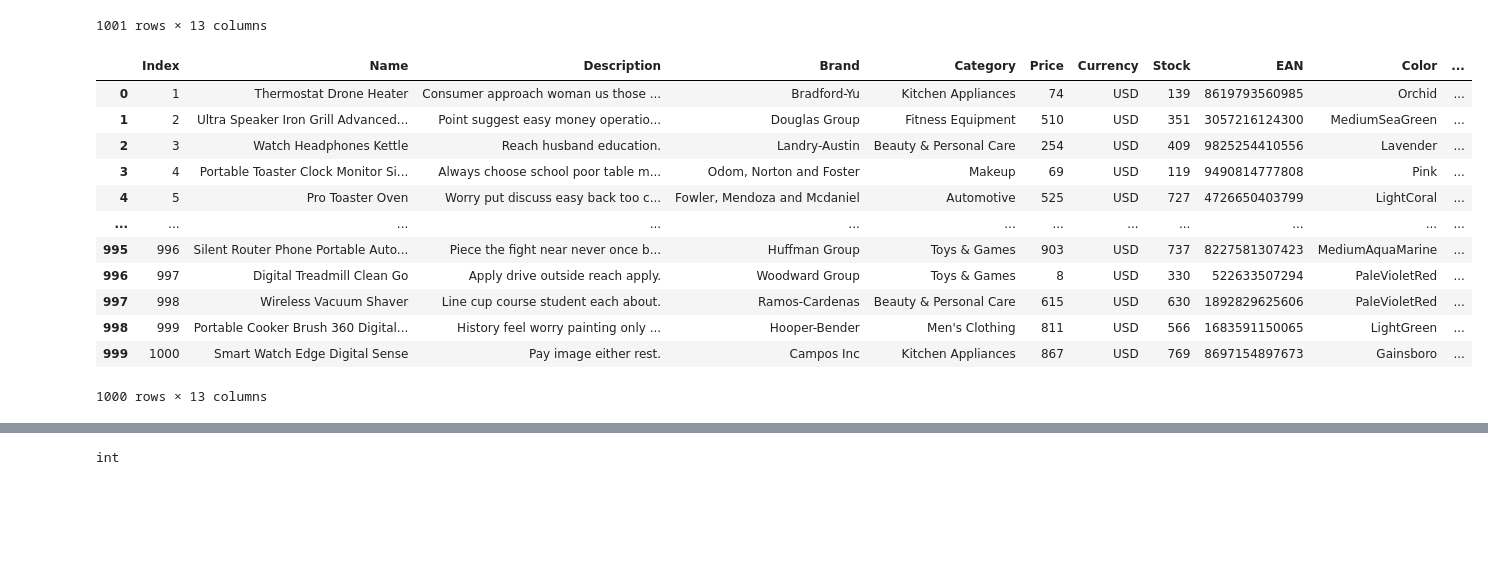
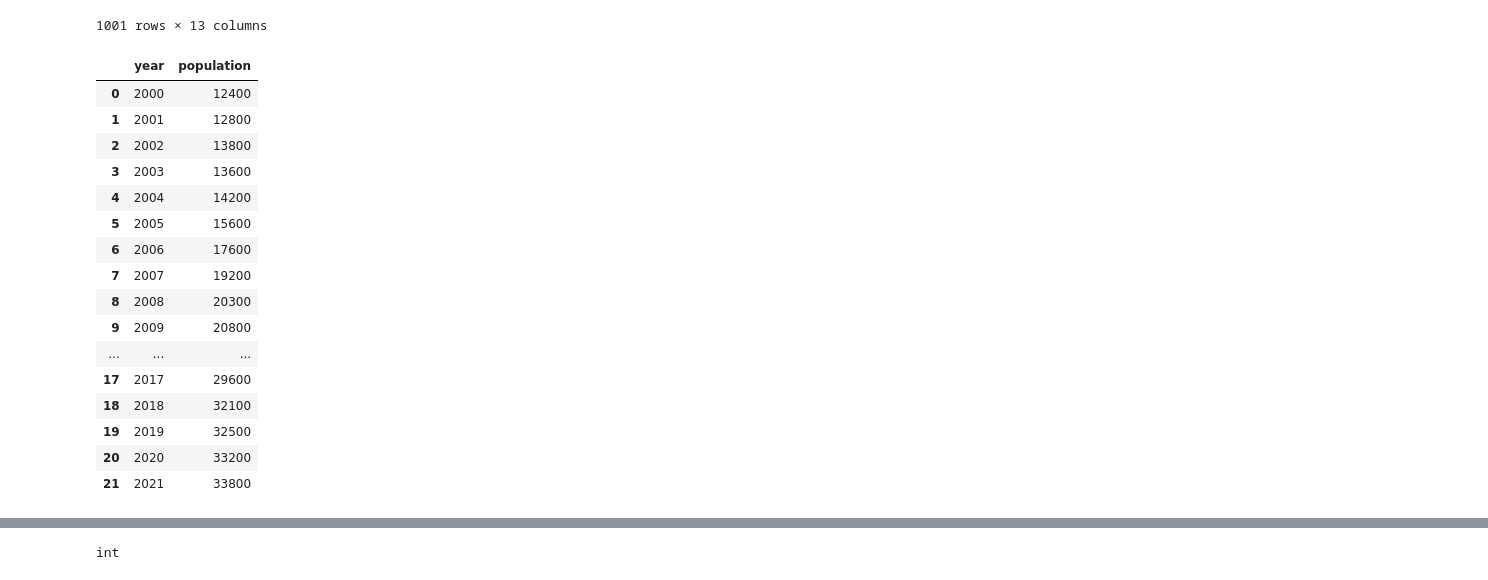
Before and after one commit to anees10z/DS-LE005, a Jupyter notebook: Pandas.ipynb, the cells around one changed output, grey strips where cells are left out. Drawn from its saved outputs; the diff is of its cells as text; code cells hidden in the pictures; blank space fills up the shorter version.

```diff
--- a/Pandas.ipynb
+++ b/Pandas.ipynb
@@ -63,18 +65,22 @@ pd.read_csv(r'products.csv', header=None)
 | 1000 | 1000 | Smart Watch Edge Digital Sense | Pay image either rest. | Campos Inc | Kitchen Appliances | 867 | USD | 769 | 8697154897673 | Gainsboro | 50x70 cm | ... |
 1001 rows × 13 columns
 # %%
-pd.read_csv('products.csv')
+pd.read_csv('people.csv')
 # %% [output]
-|  | Index | Name | Description | Brand | Category | Price | Currency | Stock | EAN | Color | ... |
-| 0 | 1 | Thermostat Drone Heater | Consumer approach woman us those ... | Bradford-Yu | Kitchen Appliances | 74 | USD | 139 | 8619793560985 | Orchid | ... |
-| 1 | 2 | Ultra Speaker Iron Grill Advanced... | Point suggest easy money operatio... | Douglas Group | Fitness Equipment | 510 | USD | 351 | 3057216124300 | MediumSeaGreen | ... |
-| 2 | 3 | Watch Headphones Kettle | Reach husband education. | Landry-Austin | Beauty & Personal Care | 254 | USD | 409 | 9825254410556 | Lavender | ... |
-| 3 | 4 | Portable Toaster Clock Monitor Si... | Always choose school poor table m... | Odom, Norton and Foster | Makeup | 69 | USD | 119 | 9490814777808 | Pink | ... |
-| 4 | 5 | Pro Toaster Oven | Worry put discuss easy back too c... | Fowler, Mendoza and Mcdaniel | Automotive | 525 | USD | 727 | 4726650403799 | LightCoral | ... |
-| ... | ... | ... | ... | ... | ... | ... | ... | ... | ... | ... | ... |
-| 995 | 996 | Silent Router Phone Portable Auto... | Piece the fight near never once b... | Huffman Group | Toys & Games | 903 | USD | 737 | 8227581307423 | MediumAquaMarine | ... |
-| 996 | 997 | Digital Treadmill Clean Go | Apply drive outside reach apply. | Woodward Group | Toys & Games | 8 | USD | 330 | 522633507294 | PaleVioletRed | ... |
-| 997 | 998 | Wireless Vacuum Shaver | Line cup course student each about. | Ramos-Cardenas | Beauty & Personal Care | 615 | USD | 630 | 1892829625606 | PaleVioletRed | ... |
-| 998 | 999 | Portable Cooker Brush 360 Digital... | History feel worry painting only ... | Hooper-Bender | Men's Clothing | 811 | USD | 566 | 1683591150065 | LightGreen | ... |
-| 999 | 1000 | Smart Watch Edge Digital Sense | Pay image either rest. | Campos Inc | Kitchen Appliances | 867 | USD | 769 | 8697154897673 | Gainsboro | ... |
+|  | year | population |
+| 0 | 2000 | 12400 |
+| 1 | 2001 | 12800 |
+| 2 | 2002 | 13800 |
+| 3 | 2003 | 13600 |
+| 4 | 2004 | 14200 |
+| 5 | 2005 | 15600 |
+| 6 | 2006 | 17600 |
+| 7 | 2007 | 19200 |
+| 8 | 2008 | 20300 |
+| 9 | 2009 | 20800 |
+| ... | ... | ... |
+| 17 | 2017 | 29600 |
+| 18 | 2018 | 32100 |
+| 19 | 2019 | 32500 |
+| 20 | 2020 | 33200 |
+| 21 | 2021 | 33800 |
-1000 rows × 13 columns
```
Also changed, not shown: parts of 10 cells of this notebook.
